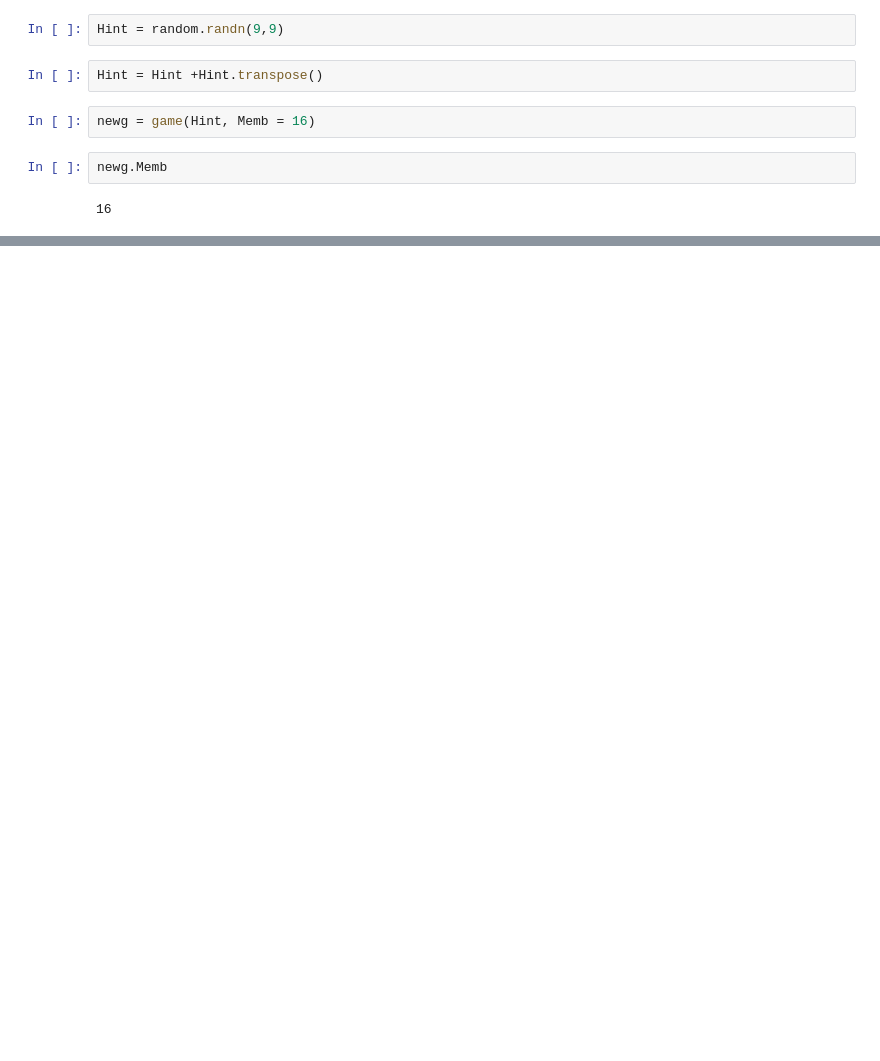
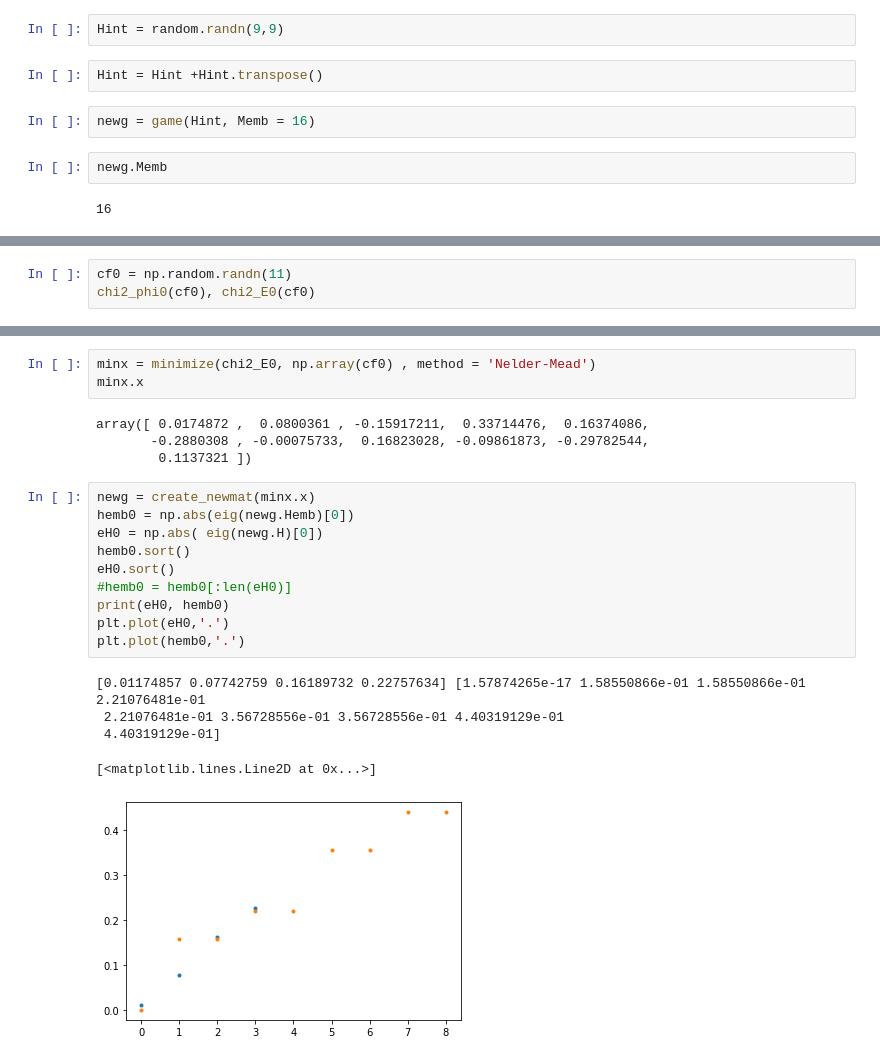
Before and after one commit to p-serna/game_embeddings, a Jupyter notebook: GameofEmbeddings.ipynb, the cells around one changed output, grey strips where cells are left out. Cells and saved outputs as stored; diff of their text form; blank space fills up the shorter version.

```diff
--- a/GameofEmbeddings.ipynb
+++ b/GameofEmbeddings.ipynb
@@ -373,0 +430,3 @@ array([ 0.43445339+0.j, -0.4149238 +0.j,  0.13361314+0.j, -0.15314273+0.j])
+# %%
+cf0 = np.random.randn(11)
+chi2_phi0(cf0), chi2_E0(cf0)
@@ -373,0 +452,23 @@ array([ 0.43445339+0.j, -0.4149238 +0.j,  0.13361314+0.j, -0.15314273+0.j])
+# %%
+minx = minimize(chi2_E0, np.array(cf0) , method = 'Nelder-Mead')
+minx.x
+# %% [output]
+array([ 0.0174872 ,  0.0800361 , -0.15917211,  0.33714476,  0.16374086,
+       -0.2880308 , -0.00075733,  0.16823028, -0.09861873, -0.29782544,
+        0.1137321 ])
+# %%
+newg = create_newmat(minx.x)
+hemb0 = np.abs(eig(newg.Hemb)[0])
+eH0 = np.abs( eig(newg.H)[0])
+hemb0.sort()
+eH0.sort()
+#hemb0 = hemb0[:len(eH0)]
+print(eH0, hemb0)
+plt.plot(eH0,'.')
+plt.plot(hemb0,'.')
+# %% [output]
+[0.01174857 0.07742759 0.16189732 0.22757634] [1.57874265e-17 1.58550866e-01 1.58550866e-01 2.21076481e-01
+ 2.21076481e-01 3.56728556e-01 3.56728556e-01 4.40319129e-01
+ 4.40319129e-01]
+[<matplotlib.lines.Line2D at 0x...>]
+[figure, added]
```
Also changed, not shown: parts of 16 cells of this notebook.
